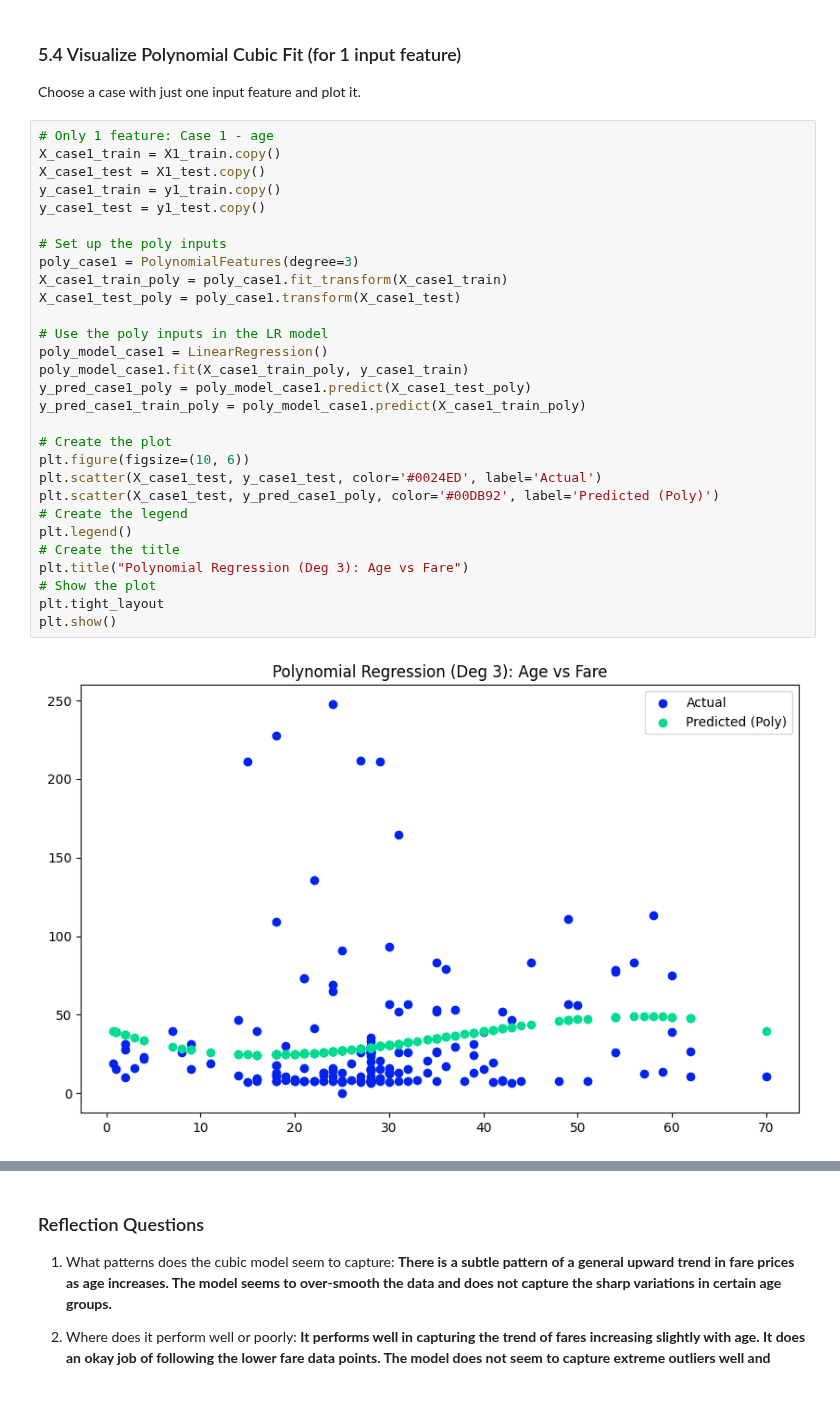
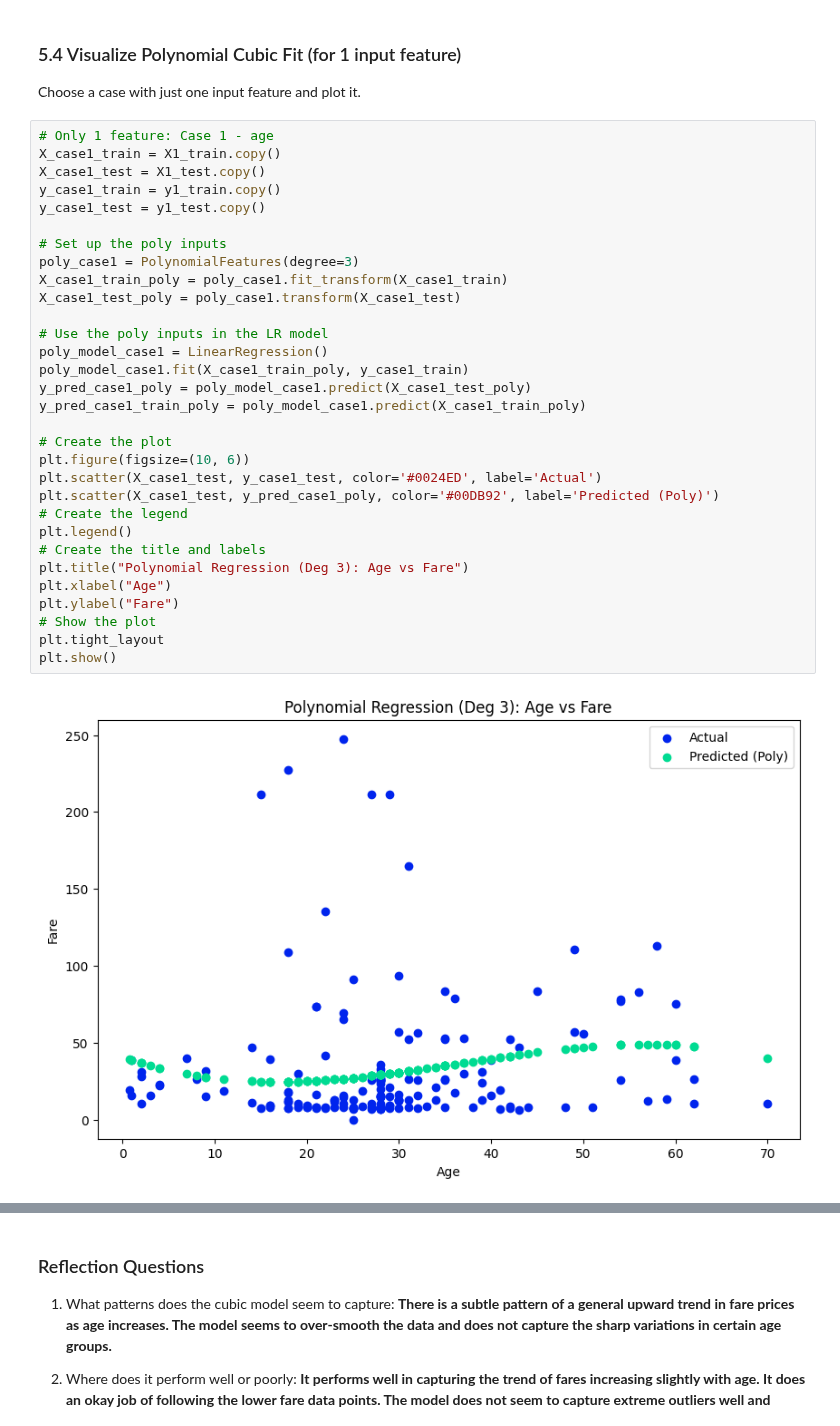
Before and after one commit to Bdowdle4/applied-ml-dowdle, a Jupyter notebook: lab04/ml04_dowdle.ipynb, the cells around one changed output, grey strips where cells are left out. Drawn from its saved outputs; the diff is of its cells as text; blank space fills up the shorter version.

```diff
--- a/lab04/ml04_dowdle.ipynb
+++ b/lab04/ml04_dowdle.ipynb
@@ -333,34 +333,36 @@ Choose a case with just one input feature and plot it.
 # %%
 # Only 1 feature: Case 1 - age
 X_case1_train = X1_train.copy()
 X_case1_test = X1_test.copy()
 y_case1_train = y1_train.copy()
 y_case1_test = y1_test.copy()
 
 # Set up the poly inputs
 poly_case1 = PolynomialFeatures(degree=3)
 X_case1_train_poly = poly_case1.fit_transform(X_case1_train)
 X_case1_test_poly = poly_case1.transform(X_case1_test)
 
 # Use the poly inputs in the LR model
 poly_model_case1 = LinearRegression()
 poly_model_case1.fit(X_case1_train_poly, y_case1_train)
 y_pred_case1_poly = poly_model_case1.predict(X_case1_test_poly)
 y_pred_case1_train_poly = poly_model_case1.predict(X_case1_train_poly)
 
 # Create the plot
 plt.figure(figsize=(10, 6))
 plt.scatter(X_case1_test, y_case1_test, color='#0024ED', label='Actual')
 plt.scatter(X_case1_test, y_pred_case1_poly, color='#00DB92', label='Predicted (Poly)')
 # Create the legend
 plt.legend()
-# Create the title
+# Create the title and labels
 plt.title("Polynomial Regression (Deg 3): Age vs Fare")
+plt.xlabel("Age")
+plt.ylabel("Fare")
 # Show the plot
 plt.tight_layout
 plt.show()
 # %% [output]
-[figure, old version]
+[figure, new version]
 # %%
 # Create metrics to compare linear regression and polynomial fit
 # Calculate R² scores
```
Also changed, not shown: parts of 4 cells of this notebook.
